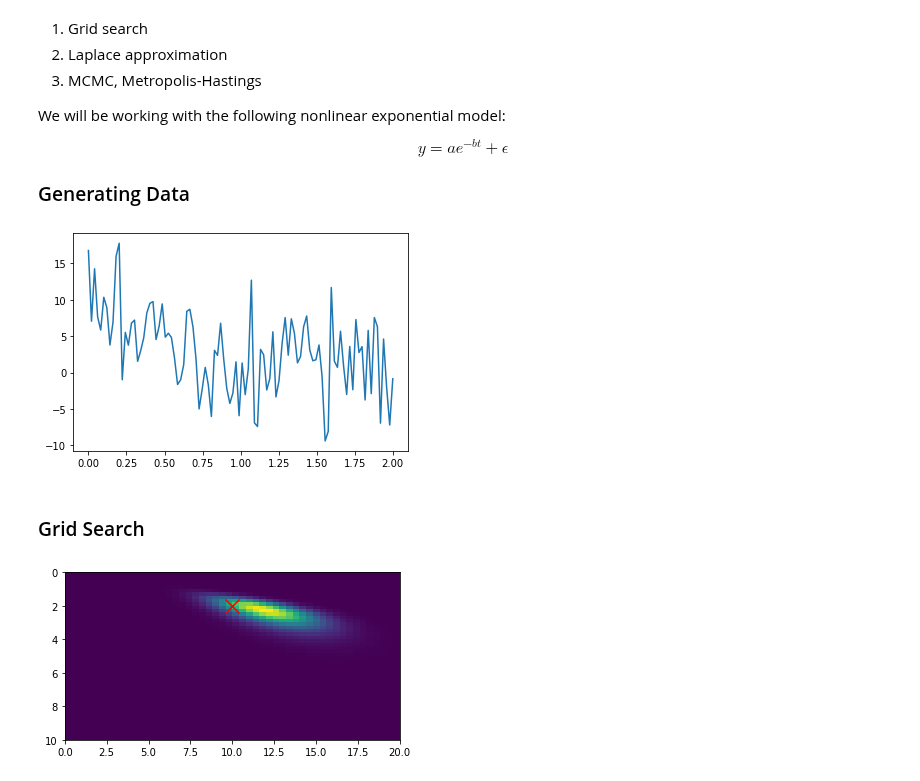
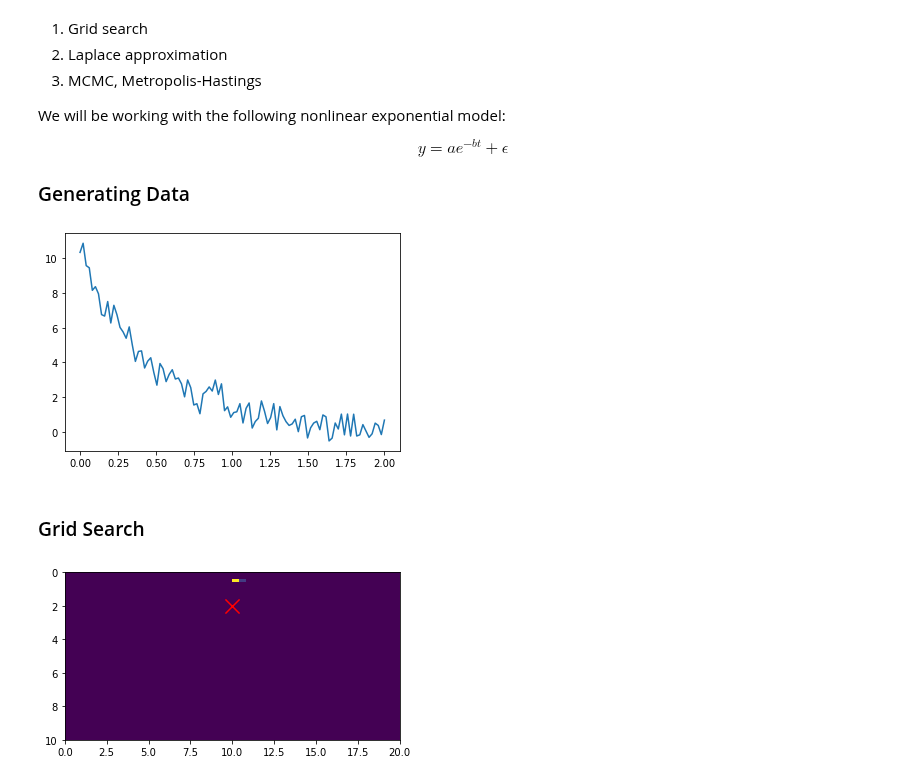
Before and after one commit to PavanChaggar/Bayesian_inference, a Jupyter notebook: python_tutorials/Nonlinear_models.ipynb, the cells around one changed output. Cells and saved outputs as stored; diff of their text form; code cells hidden in the pictures.

```diff
--- a/python_tutorials/Nonlinear_models.ipynb
+++ b/python_tutorials/Nonlinear_models.ipynb
@@ -21,7 +21,7 @@ a = 10
 b = 2
 n = 100
 t = np.transpose(np.linspace(0,2,n))
-sigma = 5
+sigma = 0.5
 
 y = a * np.exp(-b*t) + sigma * np.random.randn(n)
 # %%
@@ -29,7 +29,7 @@ import matplotlib.pyplot as plt
 plt.plot(t, y)
 plt.show()
 # %% [output]
-[figure, old version]
+[figure, new version]
 # %% [markdown]
 
 ### Grid Search
@@ -38,23 +38,26 @@ import numpy as np
 w1 = np.linspace(0,20,50)
 w2 = np.linspace(0,10,50)
 
-
 gw1,gw2 = np.meshgrid(w1,w2)
 gw1,gw2 = gw1.flatten()[:,None],gw2.flatten()[:,None]
-t = np.linspace(0,10,20)[:,None]
+
+grid_n = len(gw1)
+t = np.linspace(0,10,100)[:,None]
 
 Y = np.transpose(np.tile(y, (grid_n,1)))
-sample = gw1*np.exp(-gw2@t.T)
 
-mu = np.sum((Y - Sample)**2,0) / 2 / sigma**2
+Sample = gw1*np.exp(-gw2@t.T)
+
+mu = np.sum((Y - Sample.T)**2,0) / 2 / sigma**2
+
 likelihood =  np.exp(-mu)
 
 norm_likelihood = likelihood / np.sum(likelihood)
 
 norm_likelihood = np.reshape(norm_likelihood,(50,50))
 # %%
-plt.imshow(norm_likelihood.T,extent=[0,20,10,0])
+plt.imshow(norm_likelihood,extent=[0,20,10,0])
 plt.scatter(a, b, color='r', marker='x', s=200)
 plt.show()
 # %% [output]
-[figure, old version]
+[figure, new version]
```
